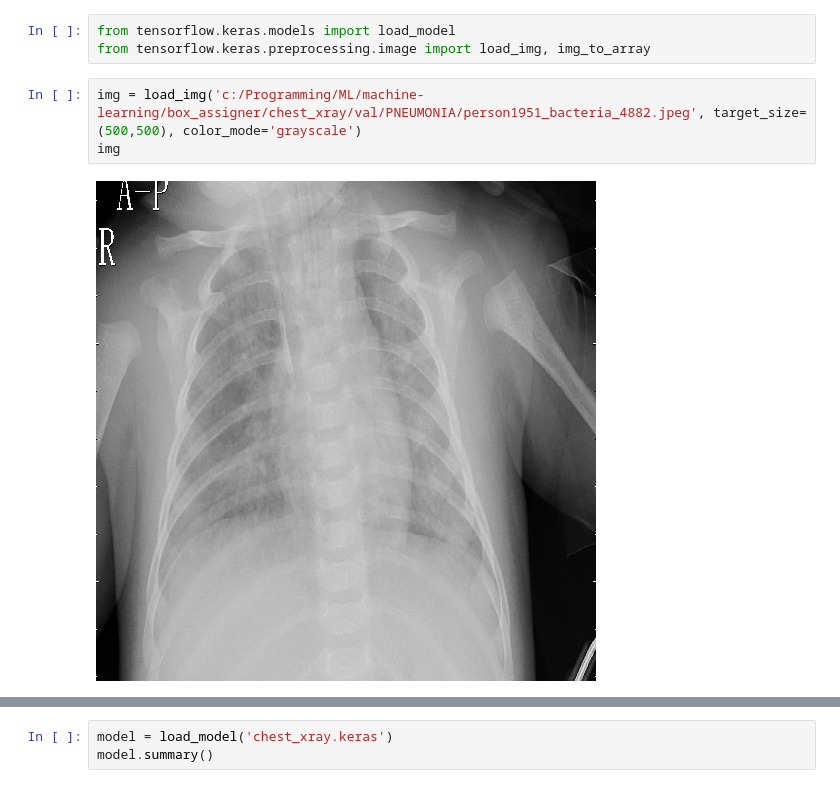
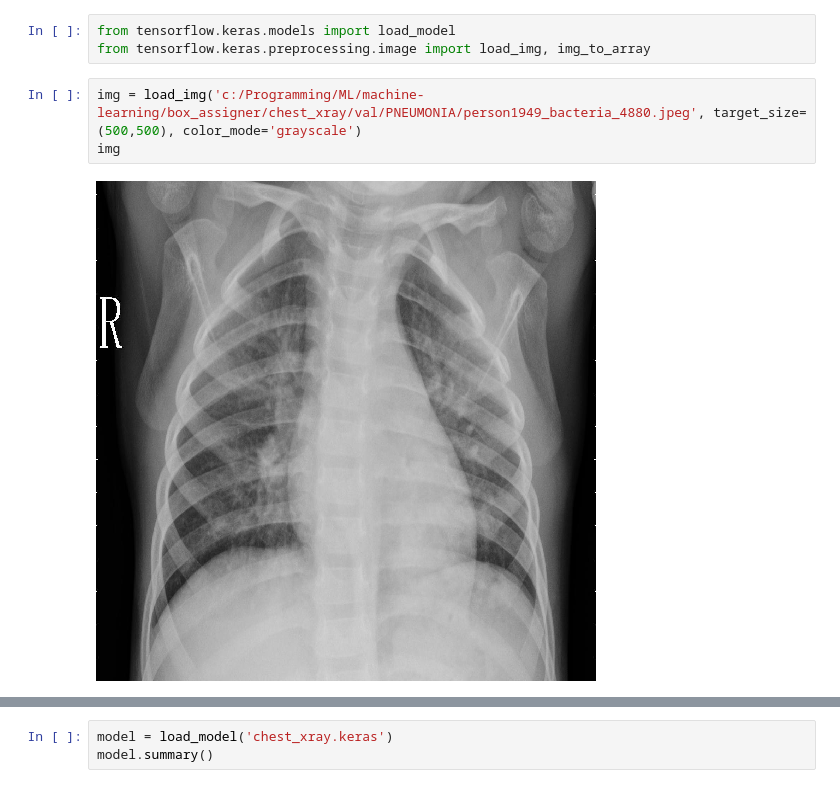
Before and after one commit to sinahyousefi/Titanic---project, a Jupyter notebook: chestx_ray.ipynb, the cells around one changed output, grey strips where cells are left out. Drawn from its saved outputs; the diff is of its cells as text.

Commit message:
xray

```diff
--- a/chestx_ray.ipynb
+++ b/chestx_ray.ipynb
@@ -107,10 +107,10 @@ plt.show()
 from tensorflow.keras.models import load_model
 from tensorflow.keras.preprocessing.image import load_img, img_to_array
 # %%
-img = load_img('c:/Programming/ML/machine-learning/box_assigner/chest_xray/val/PNEUMONIA/person1951_bacteria_4882.jpeg', target_size=(500,500), color_mode='grayscale')
+img = load_img('c:/Programming/ML/machine-learning/box_assigner/chest_xray/val/PNEUMONIA/person1949_bacteria_4880.jpeg', target_size=(500,500), color_mode='grayscale')
 img
 # %% [output]
-[figure, old version]
+[figure, new version]
 # %%
 img = img_to_array(img)
 img
```
Also changed, not shown: parts of 2 cells of this notebook.
